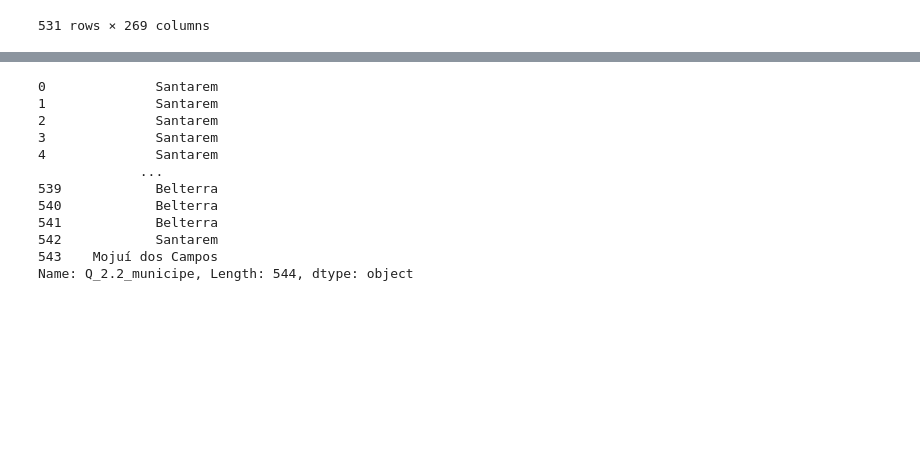
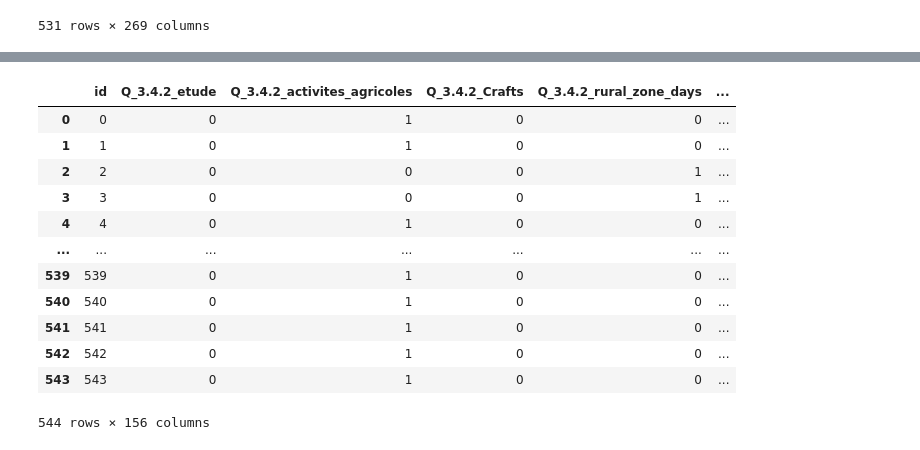
Before and after one commit to KarimTchere/MarathonDuWeb_SojAmaz, a Jupyter notebook: Data/data_traitement.ipynb, the cells around one changed output, grey strips where cells are left out. Saved outputs shown, nothing was run; the diff lists cells and outputs as text; code cells hidden in the pictures; blank space fills up the shorter version.

Commit message:
tableau de disjonctif complet

```diff
--- a/Data/data_traitement.ipynb
+++ b/Data/data_traitement.ipynb
@@ -48,17 +26,20 @@ plt.hist(activite_agricole['Q_3.4.2_etude'])
-# %%
-premiere_colonne = data[data.columns[]]
-premiere_colonne
-# %% [output]
-0              Santarem
-1              Santarem
-2              Santarem
-3              Santarem
-4              Santarem
-             ...
-539            Belterra
-540            Belterra
-541            Belterra
-542            Santarem
-543    Mojuí dos Campos
-Name: Q_2.2_municipe, Length: 544, dtype: object
+# %%
+binaire = pd.read_excel("test_binaire.xlsx")
+binaire = binaire.fillna("0")
+binaire.replace(' ', 0, inplace=True)
+binaire
+# %% [output]
+|  | id | Q_3.4.2_etude | Q_3.4.2_activites_agricoles | Q_3.4.2_Crafts | Q_3.4.2_rural_zone_days | ... |
+| 0 | 0 | 0 | 1 | 0 | 0 | ... |
+| 1 | 1 | 0 | 1 | 0 | 0 | ... |
+| 2 | 2 | 0 | 0 | 0 | 1 | ... |
+| 3 | 3 | 0 | 0 | 0 | 1 | ... |
+| 4 | 4 | 0 | 1 | 0 | 0 | ... |
+| ... | ... | ... | ... | ... | ... | ... |
+| 539 | 539 | 0 | 1 | 0 | 0 | ... |
+| 540 | 540 | 0 | 1 | 0 | 0 | ... |
+| 541 | 541 | 0 | 1 | 0 | 0 | ... |
+| 542 | 542 | 0 | 1 | 0 | 0 | ... |
+| 543 | 543 | 0 | 1 | 0 | 0 | ... |
+544 rows × 156 columns
 # %%
```
Also changed, not shown: parts of 11 cells of this notebook, 3 other files.
